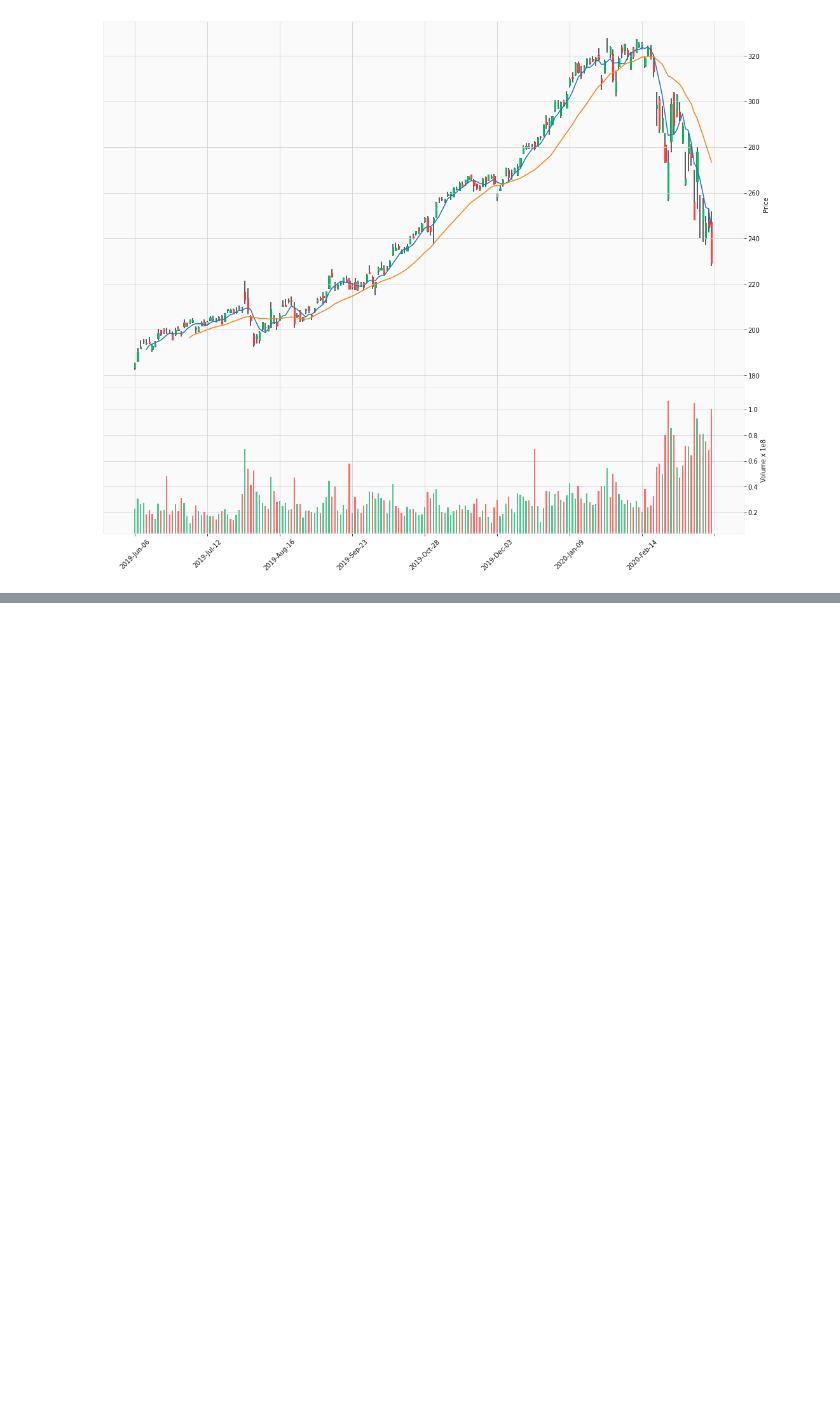
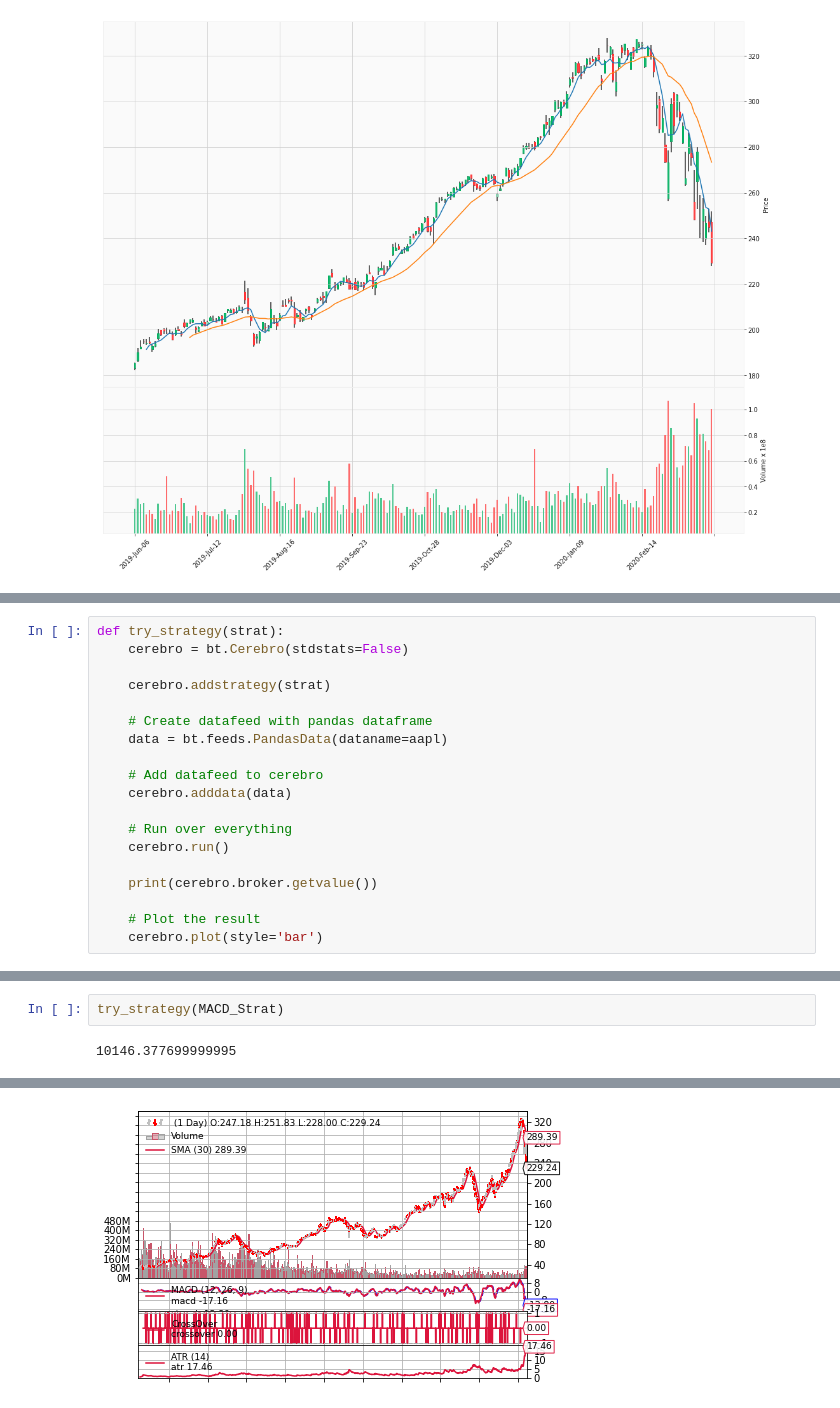
Before and after one commit to eugene-yzm/fxplore, a Jupyter notebook: Stock Quotes Analysis.ipynb, the cells around one changed output, grey strips where cells are left out. Drawn from its saved outputs; the diff is of its cells as text; blank space fills up the shorter version.

```diff
--- a/Stock Quotes Analysis.ipynb
+++ b/Stock Quotes Analysis.ipynb
@@ -183,0 +233,19 @@ mplfinance.plot(aapl[-200:],**kwargs,style='yahoo')
+# %%
+def try_strategy(strat):
+    cerebro = bt.Cerebro(stdstats=False)
+
+    cerebro.addstrategy(strat)
+
+    # Create datafeed with pandas dataframe
+    data = bt.feeds.PandasData(dataname=aapl)
+
+    # Add datafeed to cerebro
+    cerebro.adddata(data)
+
+    # Run over everything
+    cerebro.run()
+
+    print(cerebro.broker.getvalue())
+
+    # Plot the result
+    cerebro.plot(style='bar')
@@ -183,0 +326,4 @@ mplfinance.plot(aapl[-200:],**kwargs,style='yahoo')
+# %%
+try_strategy(MACD_Strat)
+# %% [output]
+10146.377699999995
@@ -183,0 +332 @@ mplfinance.plot(aapl[-200:],**kwargs,style='yahoo')
+[figure, added]
```
Also changed, not shown: parts of 18 cells of this notebook.
